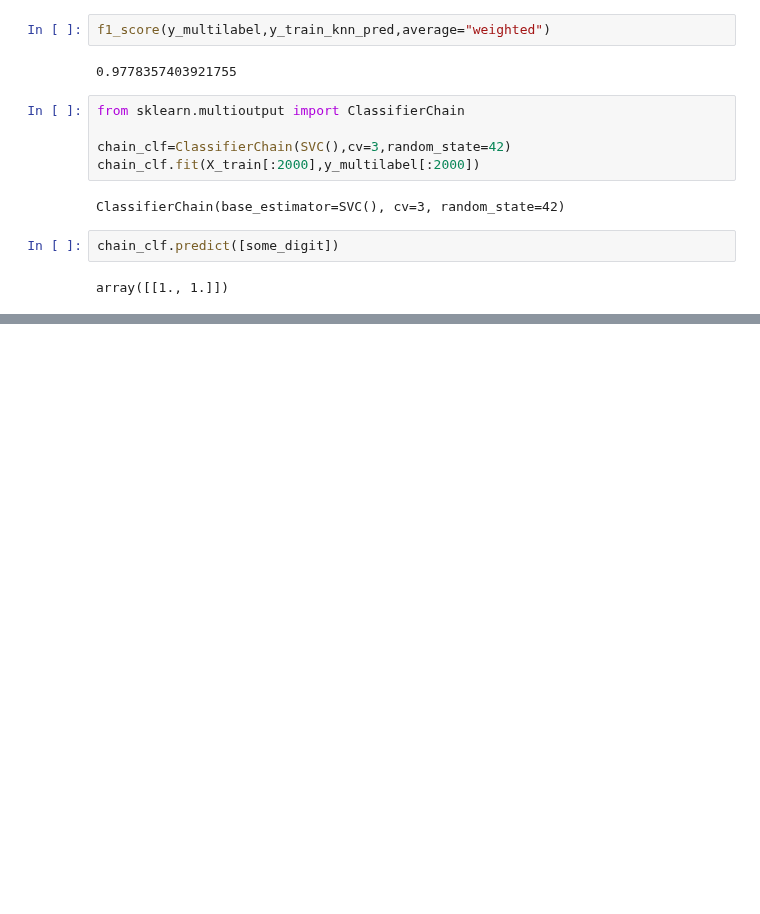
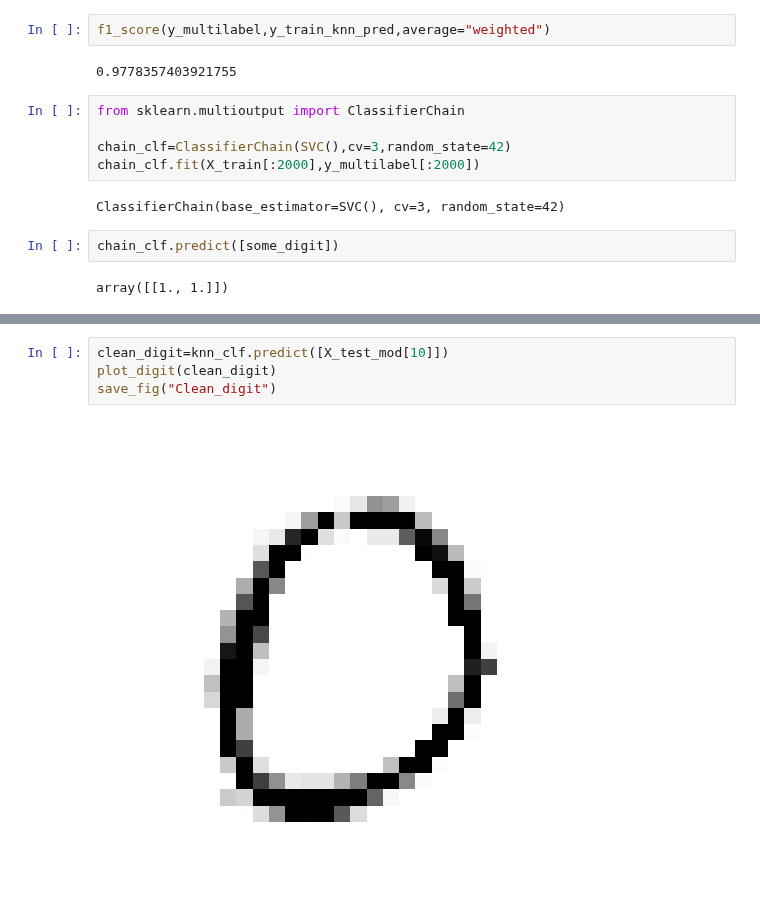
Before and after one commit to ShindeShivam/Machine-Learning, a Jupyter notebook: Fundamentals-of-Machine-Learning/3.Classification/classification.ipynb, the cells around one changed output, grey strips where cells are left out. Saved outputs shown, nothing was run; the diff lists cells and outputs as text; blank space fills up the shorter version.

```diff
--- a/Fundamentals-of-Machine-Learning/3.Classification/classification.ipynb
+++ b/Fundamentals-of-Machine-Learning/3.Classification/classification.ipynb
@@ -435,0 +459,6 @@ array([[1., 1.]])
+# %%
+clean_digit=knn_clf.predict([X_test_mod[10]])
+plot_digit(clean_digit)
+save_fig("Clean_digit")
+# %% [output]
+[figure, added]
```
Also changed, not shown: parts of 4 cells of this notebook, 5 other files.
